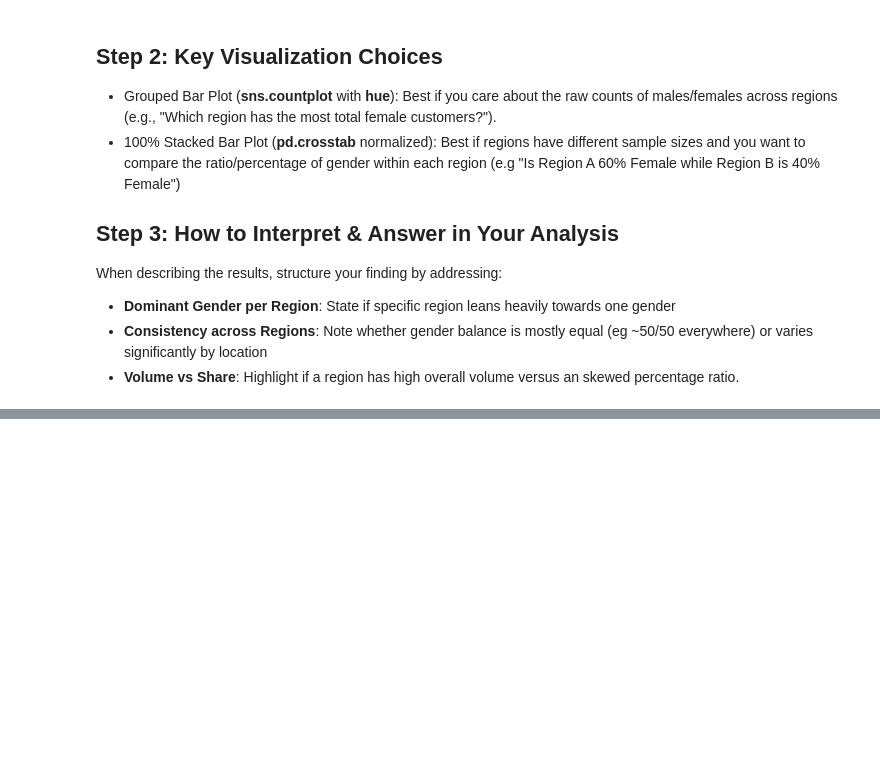
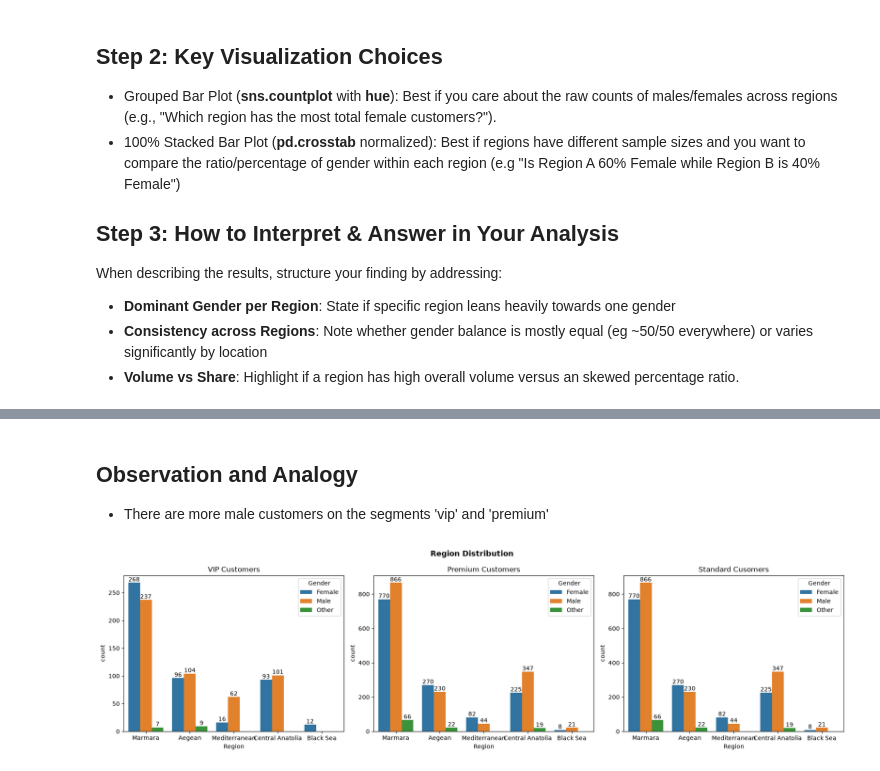
Before and after one commit to geff-ghost/notebooks, a Jupyter notebook: retail_data/MixedKnowledge.ipynb, the cells around one changed output, grey strips where cells are left out. Drawn from its saved outputs; the diff is of its cells as text; code cells hidden in the pictures; blank space fills up the shorter version.

```diff
--- a/retail_data/MixedKnowledge.ipynb
+++ b/retail_data/MixedKnowledge.ipynb
@@ -1139,0 +1062,28 @@ plt.show()
+# %% [markdown]
+## Observation and Analogy
+- There are more male customers on the segments 'vip' and 'premium'
+# %%
+# City distribution
+fig, axes = plt.subplots(1, 3, figsize=(18, 5))
+
+# VIP Customers
+ax = sns.countplot(data=vip_customers, x='Region', ax=axes[0], hue='Gender')
+axes[0].set_title('VIP Customers')
+for container in ax.containers:
+    ax.bar_label(container)
+# Premium Customers
+ax = sns.countplot(data=premium_customers, x='Region', ax=axes[1], hue='Gender')
+axes[1].set_title('Premium Customers')
+for container in ax.containers:
+    ax.bar_label(container)
+# Standard Customers
+ax = sns.countplot(data=premium_customers, x='Region', ax=axes[2], hue='Gender')
+axes[2].set_title('Standard Cusomers')
+for container in ax.containers:
+    ax.bar_label(container)
+
+plt.suptitle('Region Distribution', fontweight='bold', fontsize=13)
+plt.tight_layout()
+plt.show()
+# %% [output]
+[figure, added]
```
Also changed, not shown: parts of 83 cells of this notebook, 1 other file.
